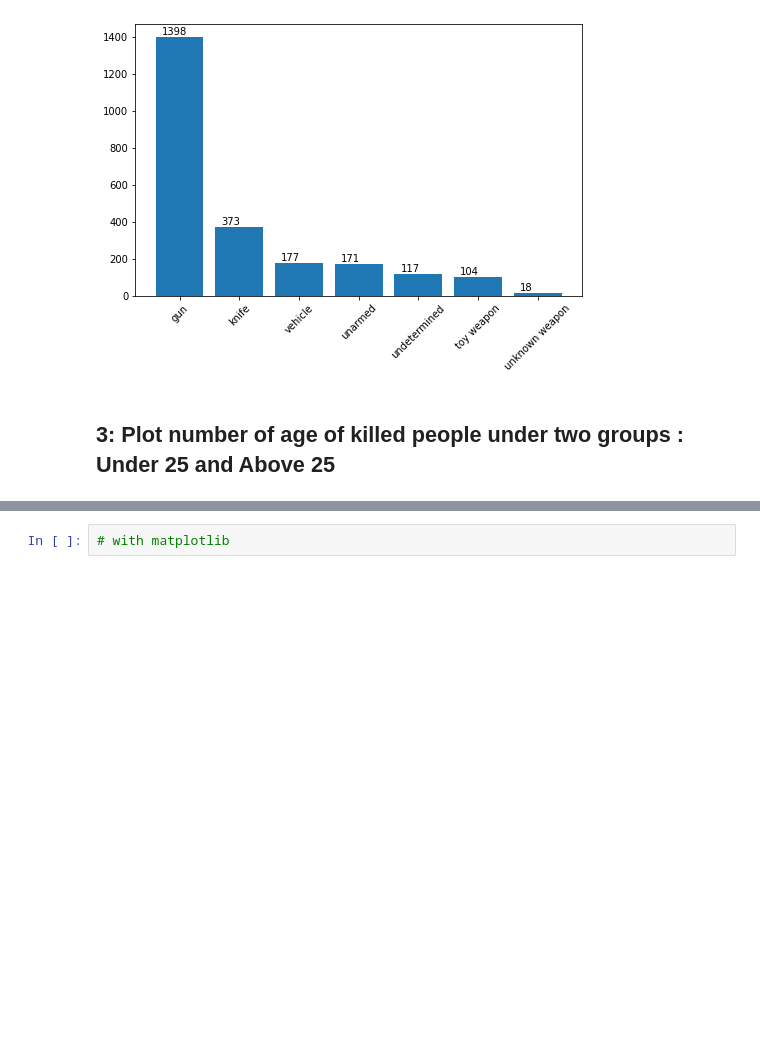
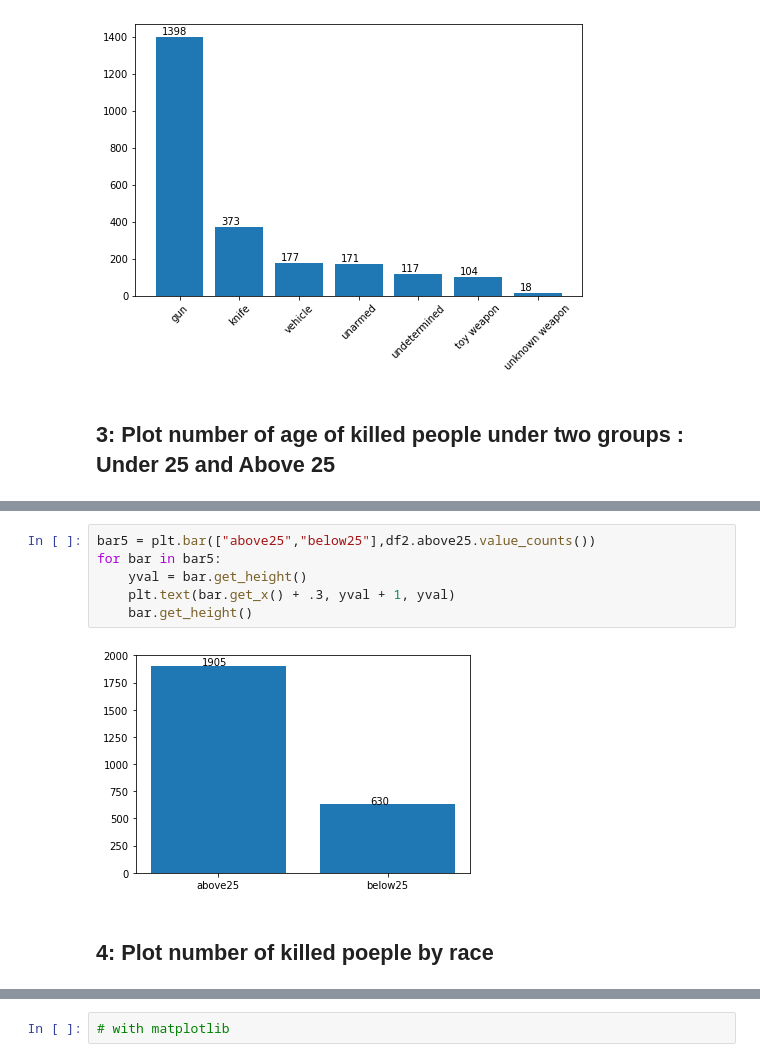
Before and after one commit to mehmetsar/DA_assignments, a Jupyter notebook: Assignment_1_student_ipynb_adlı_not_defterinin_kopyası.ipynb, the cells around one changed output, grey strips where cells are left out. Saved outputs shown, nothing was run; the diff lists cells and outputs as text; blank space fills up the shorter version.

```diff
--- a/Assignment_1_student_ipynb_adlı_not_defterinin_kopyası.ipynb
+++ b/Assignment_1_student_ipynb_adlı_not_defterinin_kopyası.ipynb
@@ -162,0 +179,10 @@ Name: age_cat, dtype: int64
+# %%
+bar5 = plt.bar(["above25","below25"],df2.above25.value_counts())
+for bar in bar5:
+    yval = bar.get_height()
+    plt.text(bar.get_x() + .3, yval + 1, yval)
+    bar.get_height()
+# %% [output]
+[figure, added]
+# %% [markdown]
+## 4: Plot number of killed poeple by race
```
Also changed, not shown: parts of 31 cells of this notebook.
